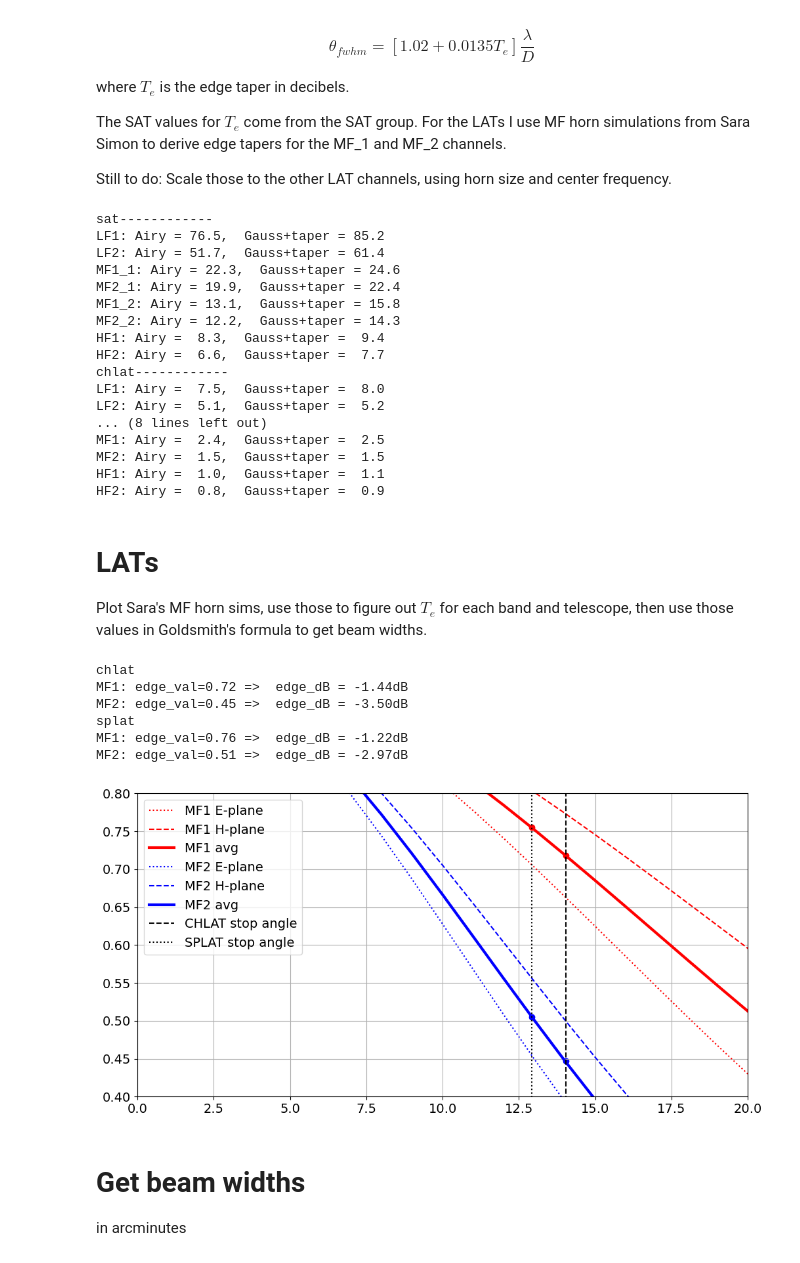
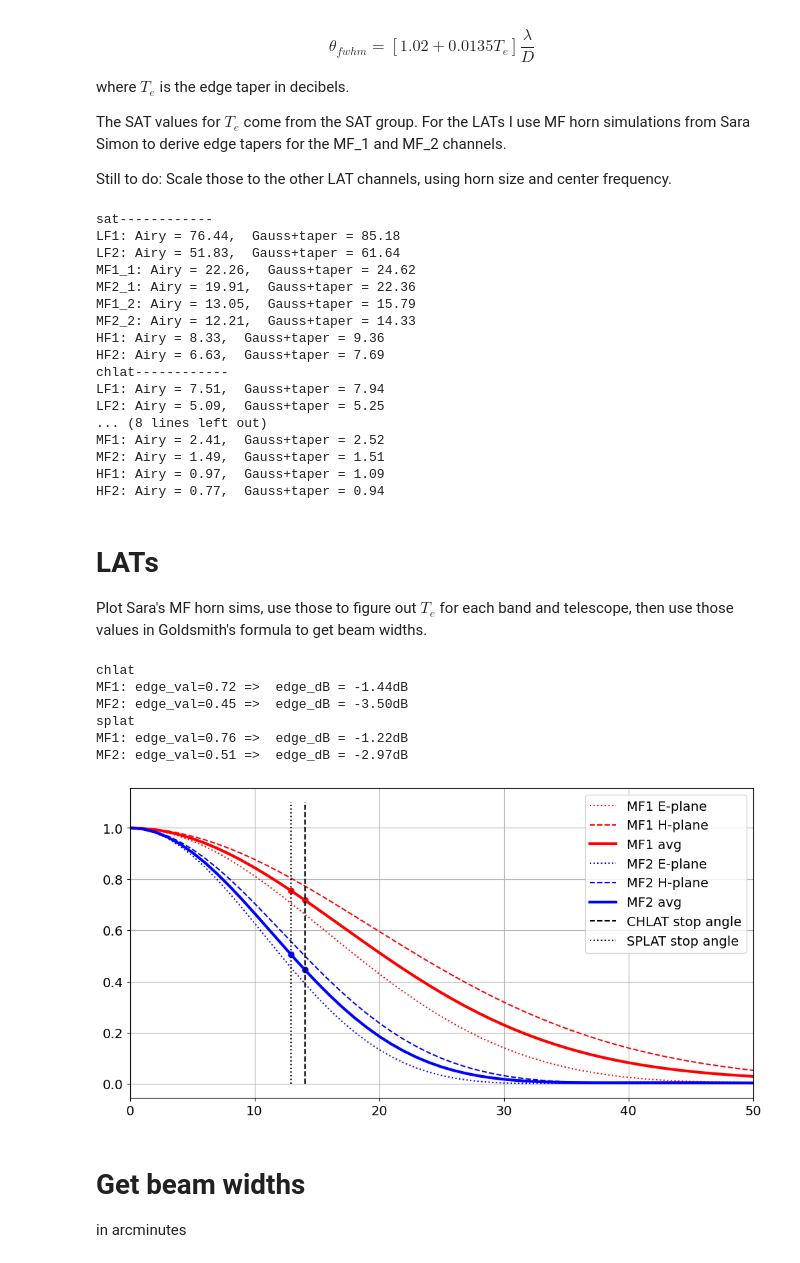
Before and after one commit to JohnRuhl/CMB_expt, a Jupyter notebook: cmbs4/BeamEstimates.ipynb, the cells around one changed output. Drawn from its saved outputs; the diff is of its cells as text; code cells hidden in the pictures.

```diff
--- a/cmbs4/BeamEstimates.ipynb
+++ b/cmbs4/BeamEstimates.ipynb
@@ -13,19 +13,20 @@ Still to do:  Scale those to the other LAT channels, using horn size and center
 # %%
 import numpy as np
 import matplotlib.pyplot as plt
+import scipy.integrate as spi
 
 %matplotlib inline
-plt.rcParams.update({'font.size': 18})
+plt.rcParams.update({'font.size': 12})
 plt.rcParams['figure.figsize'] = [12, 8]
 # %%
-c = 3e8 # mm/sec
+c = 2.9979e8 # mm/sec
 
 tels = ['sat','chlat','splat']
 sat_bands =         ['LF1','LF2','MF1_1','MF2_1','MF1_2','MF2_2','HF1','HF2']
 chlat_bands =       ['LF1','LF2','MF1',  'MF2',                  'HF1','HF2']
 splat_bands = ['ULF','LF1','LF2','MF1',  'MF2',                  'HF1','HF2']
 
-centers = {'ULF':20.0,'LF1':24.75,'LF2':36.65,'MF1':91.5,'MF2':148.5,'MF1_1':85.,'MF2_1':95,'MF1_2':145.,'MF2_2':155.,'HF1':227.,'HF2':285.5}
+centers = {'ULF':20.0,'LF1':24.75,'LF2':36.5,'MF1':91.5,'MF2':148.5,'MF1_1':85.,'MF2_1':95,'MF1_2':145.,'MF2_2':155.,'HF1':227.,'HF2':285.5}
 
 # From SAT parameters table, 3/25/2023.  LF ones are grayed out, LF_2 is <15 so I'm using 15 here.
 sat_edge_tapers={'LF1':9.3,'LF2':15.,'MF1_1':8.69,'MF2_1':9.93,'MF1_2':16.58,'MF2_2':13.82,'HF1':9.93,'HF2':12.8} # dB
@@ -68,25 +69,25 @@ for tel in tels:
         fwhm_airy = 1.028*lam/D  # This is the FWHM of the Airy pattern (1.22 is the radius of first null.)
         fwhm_airy = fwhm_airy*(60*180./np.pi)
         fwhm_goldsmith = (1.02 + 0.0135*info[tel][band]['taper'])*(lam/D) * (60*180./np.pi)
-        print(band + ': Airy = {0:4.1f},  Gauss+taper = {1:4.1f}'.format(fwhm_airy,fwhm_goldsmith))
+        print(band + ': Airy = {0:4.2f},  Gauss+taper = {1:4.2f}'.format(fwhm_airy,fwhm_goldsmith))
 # %% [output]
 sat------------
-LF1: Airy = 76.5,  Gauss+taper = 85.2
-LF2: Airy = 51.7,  Gauss+taper = 61.4
-MF1_1: Airy = 22.3,  Gauss+taper = 24.6
-MF2_1: Airy = 19.9,  Gauss+taper = 22.4
-MF1_2: Airy = 13.1,  Gauss+taper = 15.8
-MF2_2: Airy = 12.2,  Gauss+taper = 14.3
-HF1: Airy =  8.3,  Gauss+taper =  9.4
-HF2: Airy =  6.6,  Gauss+taper =  7.7
+LF1: Airy = 76.44,  Gauss+taper = 85.18
+LF2: Airy = 51.83,  Gauss+taper = 61.64
+MF1_1: Airy = 22.26,  Gauss+taper = 24.62
+MF2_1: Airy = 19.91,  Gauss+taper = 22.36
+MF1_2: Airy = 13.05,  Gauss+taper = 15.79
+MF2_2: Airy = 12.21,  Gauss+taper = 14.33
+HF1: Airy = 8.33,  Gauss+taper = 9.36
+HF2: Airy = 6.63,  Gauss+taper = 7.69
 chlat------------
-LF1: Airy =  7.5,  Gauss+taper =  8.0
-LF2: Airy =  5.1,  Gauss+taper =  5.2
+LF1: Airy = 7.51,  Gauss+taper = 7.94
+LF2: Airy = 5.09,  Gauss+taper = 5.25
 ... (8 lines left out)
-MF1: Airy =  2.4,  Gauss+taper =  2.5
-MF2: Airy =  1.5,  Gauss+taper =  1.5
-HF1: Airy =  1.0,  Gauss+taper =  1.1
-HF2: Airy =  0.8,  Gauss+taper =  0.9
+MF1: Airy = 2.41,  Gauss+taper = 2.52
+MF2: Airy = 1.49,  Gauss+taper = 1.51
+HF1: Airy = 0.97,  Gauss+taper = 1.09
+HF2: Airy = 0.77,  Gauss+taper = 0.94
 # %% [markdown]
 # LATs
 
@@ -101,7 +102,7 @@ bands = ['MF1','MF2']
 beam_info = {'chlat':{}, 'splat':{}}
 beam_info['chlat']['fnum']=2.0  # estimate from Pato, March 2023
 beam_info['splat']['fnum']=2.18 # New, March 2023
-beam_info['chlat']['D'] = 5.8 #m
+beam_info['chlat']['D'] = 5.5 #m
 beam_info['splat']['D'] = 4.9 #m
 
 for tel in tels:
@@ -121,7 +122,7 @@ for tel in tels:
 
 
 beamdata = np.loadtxt('Horns/MF_v11_avg_beams.txt')
-theta = np.arange(0,180)
+theta = np.arange(0,181)
 
 plt.plot(beamdata[:,0],'r:',label='MF1 E-plane')
 plt.plot(beamdata[:,1],'r--',label='MF1 H-plane')
@@ -131,41 +132,42 @@ plt.plot(beamdata[:,2],'b:',label='MF2 E-plane')
 plt.plot(beamdata[:,3],'b--',label='MF2 H-plane')
 plt.plot((beamdata[:,2]+beamdata[:,3])/2,'b',label='MF2 avg',linewidth=3)
 
-plt.plot([theta_chlat,theta_chlat],[0,1.1],'k--',label='CHLAT stop angle')
-plt.plot([theta_splat,theta_splat],[0,1.1],'k:',label='SPLAT stop angle')
+plt.plot([beam_info['chlat']['theta'],beam_info['chlat']['theta']],[0,1.1],'k--',label='CHLAT stop angle')
+plt.plot([beam_info['splat']['theta'],beam_info['splat']['theta']],[0,1.1],'k:',label='SPLAT stop angle')
 
-plt.xlim(0,20)
-plt.ylim(.4,.8)
+plt.xlim(0,50)
+#plt.ylim(.4,.8)
 
 
 
 for tel in tels:
     print(tel)
     for band in bands:
         beam_info[tel][band]['edge_dB']=10*np.log10(beam_info[tel][band]['edge_val'])
         print('{0:s}: edge_val={1:4.2f} =>  edge_dB = {2:4.2f}dB'.format(band,beam_info[tel][band]['edge_val'],beam_info[tel][band]['edge_dB']))
 
 for tel in tels:
     for band in bands:
         if band=='MF1':
             pointcolor = 'red'
         else:
             pointcolor = 'blue'
         plt.scatter(beam_info[tel]['theta'],beam_info[tel][band]['edge_val'],color=pointcolor)
 
         beam_info[tel][band]
 
 
 plt.legend()
 plt.grid()
+plt.show()
 # %% [output]
 chlat
 MF1: edge_val=0.72 =>  edge_dB = -1.44dB
 MF2: edge_val=0.45 =>  edge_dB = -3.50dB
 splat
 MF1: edge_val=0.76 =>  edge_dB = -1.22dB
 MF2: edge_val=0.51 =>  edge_dB = -2.97dB
-[figure, old version]
+[figure, new version]
 # %% [markdown]
 # Get beam widths
 in arcminutes
```
Also changed, not shown: parts of 12 cells of this notebook.
